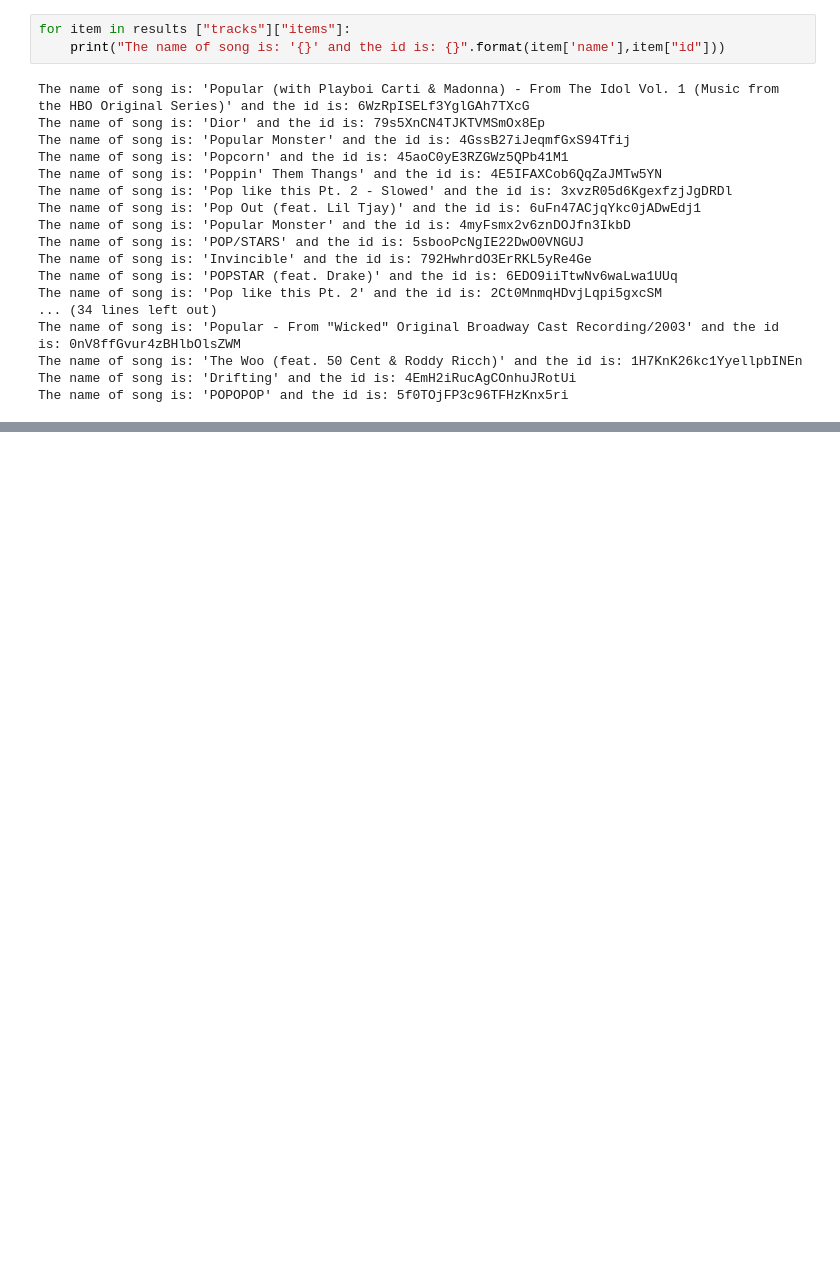
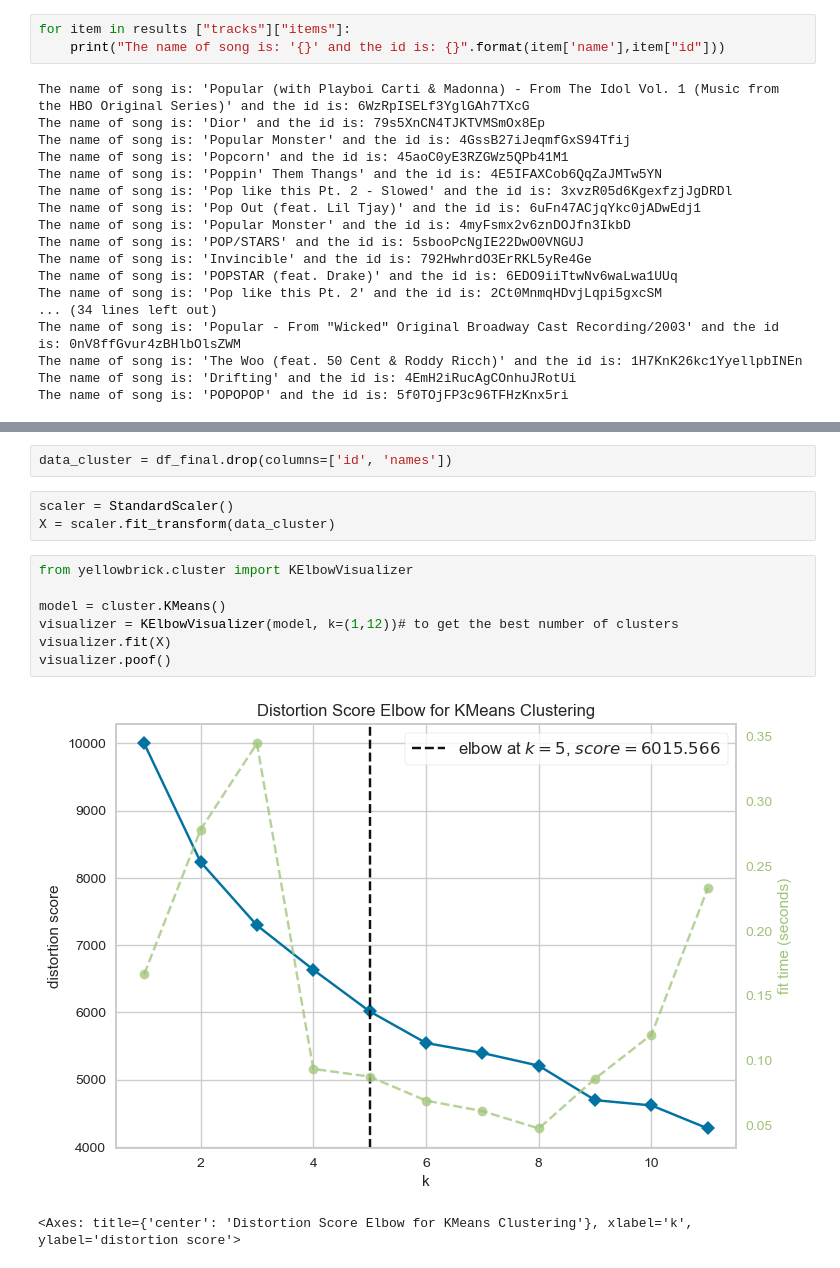
Before and after one commit to BonGoan/Gnod_Project, a Jupyter notebook: 02_notebooks/Project_week10.ipynb, the cells around one changed output, grey strips where cells are left out. Cells and saved outputs as stored; diff of their text form; blank space fills up the shorter version.

```diff
--- a/02_notebooks/Project_week10.ipynb
+++ b/02_notebooks/Project_week10.ipynb
@@ -214,0 +188,15 @@ playlist = sp.user_playlist_tracks("spotify", "4ebKOuGNfJ5g8RdtbEBHxe",market="G
+# %%
+data_cluster = df_final.drop(columns=['id', 'names'])
+# %%
+scaler = StandardScaler()
+X = scaler.fit_transform(data_cluster)
+# %%
+from yellowbrick.cluster import KElbowVisualizer
+
+model = cluster.KMeans()
+visualizer = KElbowVisualizer(model, k=(1,12))# to get the best number of clusters
+visualizer.fit(X)
+visualizer.poof()
+# %% [output]
+[figure, added]
+<Axes: title={'center': 'Distortion Score Elbow for KMeans Clustering'}, xlabel='k', ylabel='distortion score'>
```
Also changed, not shown: parts of 56 cells of this notebook, 4 other files.
